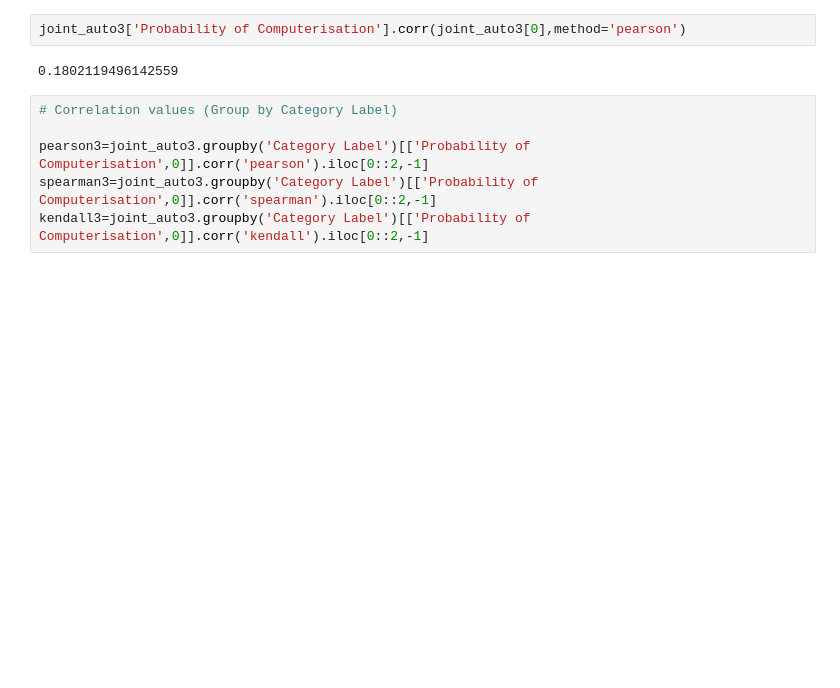
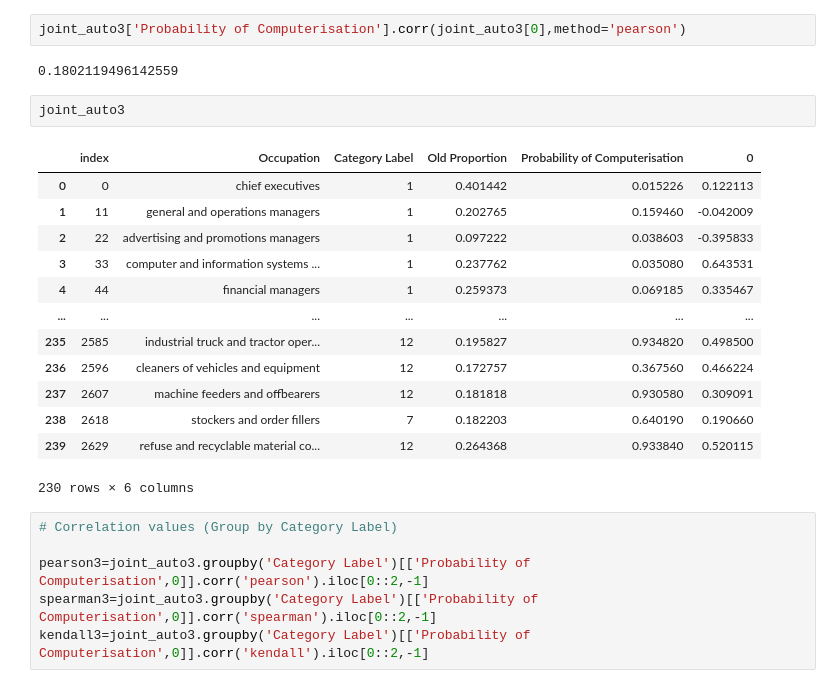
Before and after one commit to terencetan-c/4YP-The-Future-of-Work, a Jupyter notebook: Data modelling/Data modelling OP.ipynb, the cells around one changed output. Drawn from its saved outputs; the diff is of its cells as text; blank space fills up the shorter version.

```diff
--- a/Data modelling/Data modelling OP.ipynb
+++ b/Data modelling/Data modelling OP.ipynb
@@ -297,6 +309,22 @@ joint_auto3 = joint_auto3[joint_auto3[0]!=np.inf]
 joint_auto3['Probability of Computerisation'].corr(joint_auto3[0],method='pearson')
 # %% [output]
 0.1802119496142559
+# %%
+joint_auto3
+# %% [output]
+|  | index | Occupation | Category Label | Old Proportion | Probability of Computerisation | 0 |
+| 0 | 0 | chief executives | 1 | 0.401442 | 0.015226 | 0.122113 |
+| 1 | 11 | general and operations managers | 1 | 0.202765 | 0.159460 | -0.042009 |
+| 2 | 22 | advertising and promotions managers | 1 | 0.097222 | 0.038603 | -0.395833 |
+| 3 | 33 | computer and information systems ... | 1 | 0.237762 | 0.035080 | 0.643531 |
+| 4 | 44 | financial managers | 1 | 0.259373 | 0.069185 | 0.335467 |
+| ... | ... | ... | ... | ... | ... | ... |
+| 235 | 2585 | industrial truck and tractor oper... | 12 | 0.195827 | 0.934820 | 0.498500 |
+| 236 | 2596 | cleaners of vehicles and equipment | 12 | 0.172757 | 0.367560 | 0.466224 |
+| 237 | 2607 | machine feeders and offbearers | 12 | 0.181818 | 0.930580 | 0.309091 |
+| 238 | 2618 | stockers and order fillers | 7 | 0.182203 | 0.640190 | 0.190660 |
+| 239 | 2629 | refuse and recyclable material co... | 12 | 0.264368 | 0.933840 | 0.520115 |
+230 rows × 6 columns
 # %%
 # Correlation values (Group by Category Label)
 
```
Also changed, not shown: parts of 29 cells of this notebook, 14 other files.
